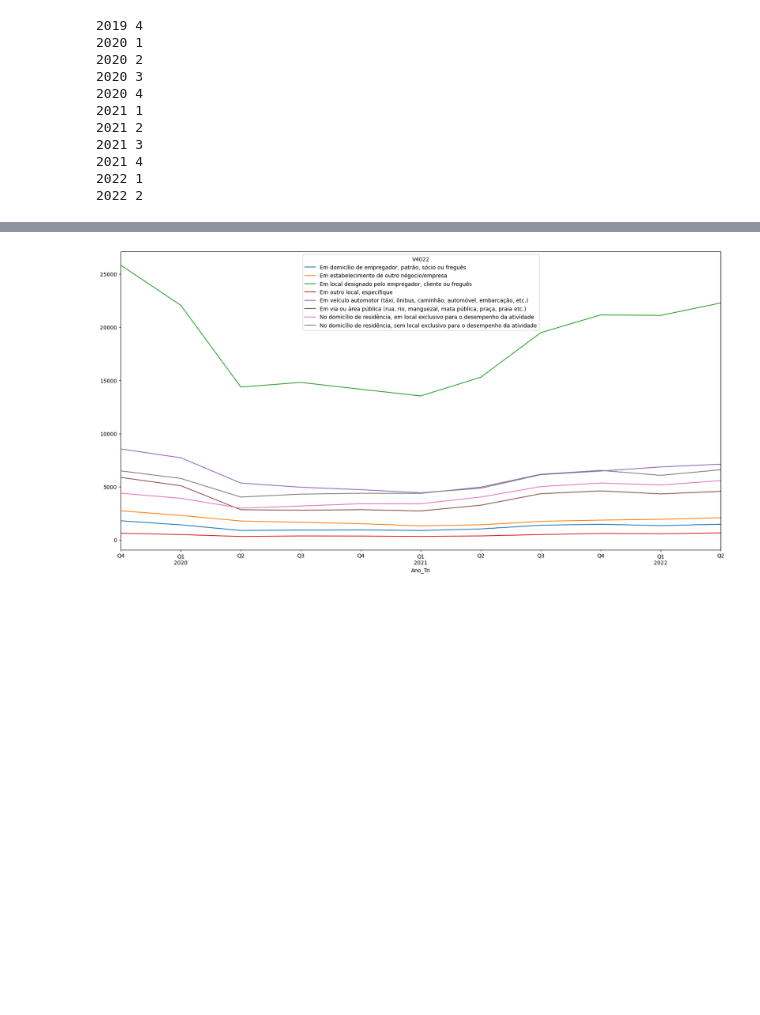
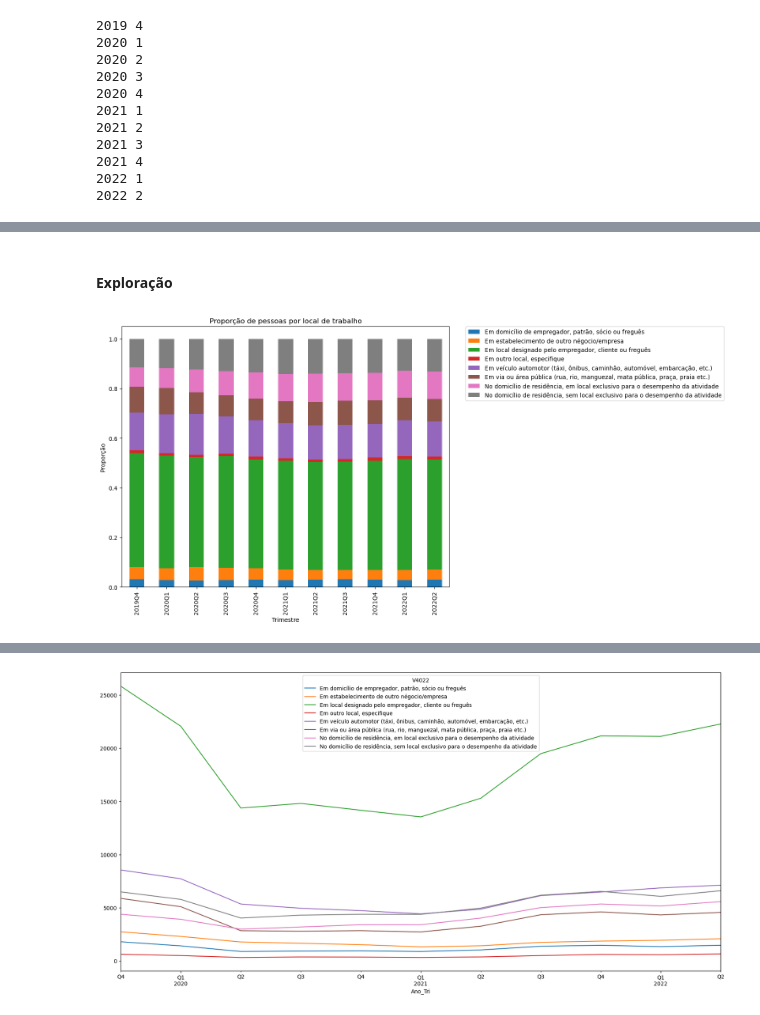
Before and after one commit to msbrasil/Mercado-de-Trabalho-Remoto, a Jupyter notebook: análise V4022.ipynb, the cells around one changed output, grey strips where cells are left out. Saved outputs shown, nothing was run; the diff lists cells and outputs as text; code cells hidden in the pictures; blank space fills up the shorter version.

```diff
--- a/análise V4022.ipynb
+++ b/análise V4022.ipynb
@@ -138,0 +163,16 @@ display(pnadc_completa)
+# %% [markdown]
+#### Exploração
+# %%
+cross_tab_prop = pd.crosstab(index=pnadc_completa['Ano_Tri'],
+                             columns=pnadc_completa['V4022'],
+                             normalize="index")
+
+
+cross_tab_prop.plot(kind='bar', stacked=True, figsize=(10, 8), title='Proporção de pessoas por local de trabalho')
+plt.legend(bbox_to_anchor=(1.05, 1), loc='upper left', borderaxespad=0.)
+plt.xlabel('Trimestre')
+plt.ylabel('Proporção')
+
+plt.show()
+# %% [output]
+[figure, added]
```
Also changed, not shown: parts of 13 cells of this notebook.
